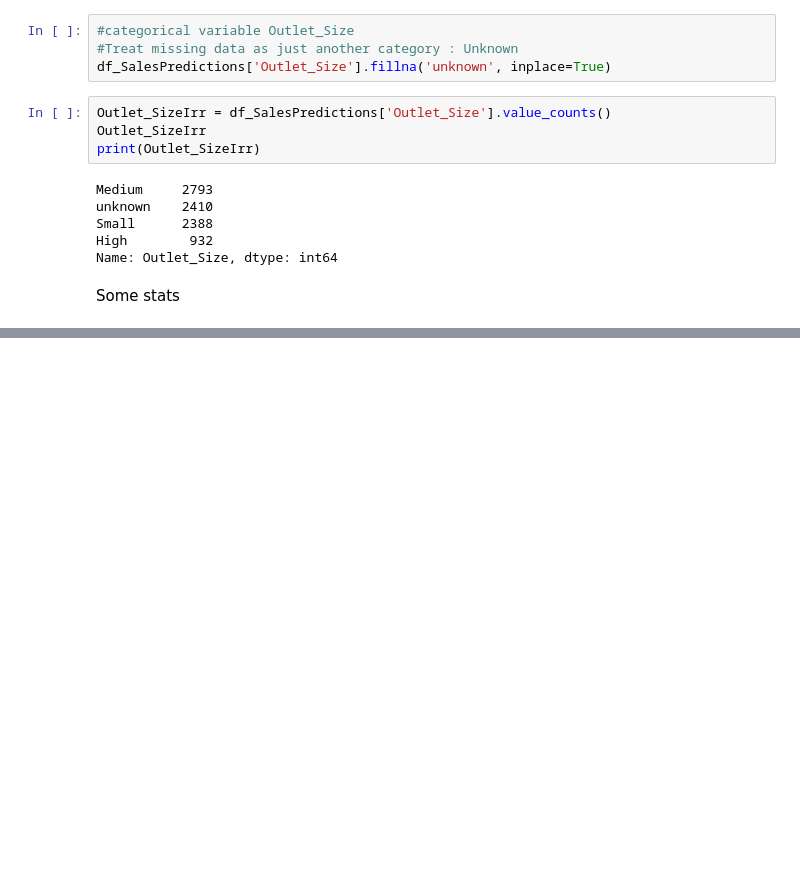
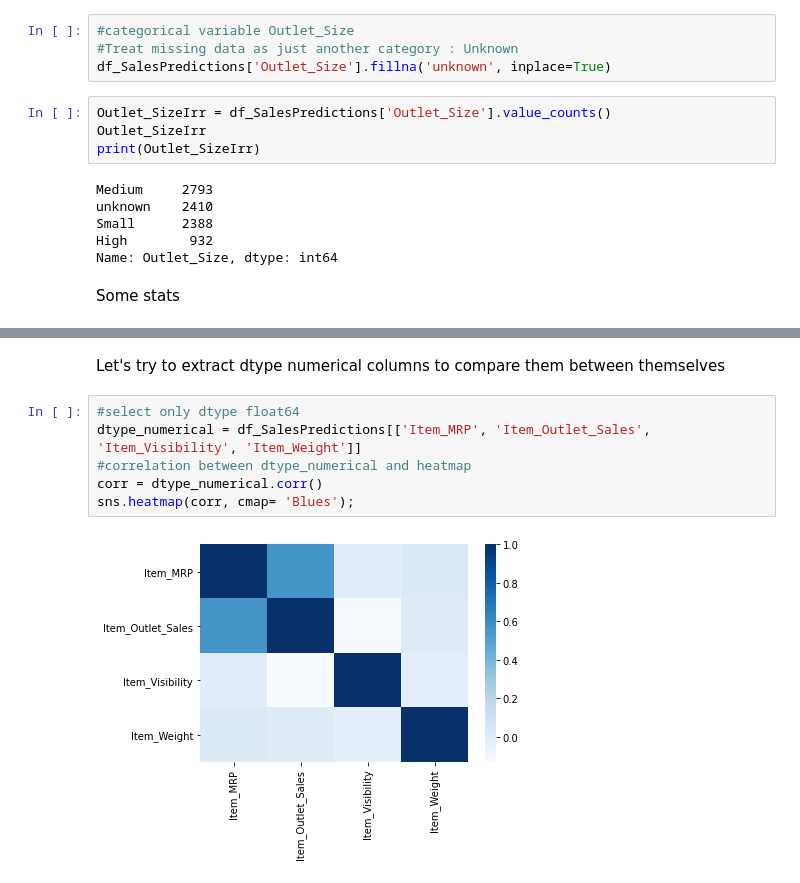
Before and after one commit to Manel-MH/Sales-Predictions, a Jupyter notebook: Project1_Sales_Predictions.ipynb, the cells around one changed output, grey strips where cells are left out. Drawn from its saved outputs; the diff is of its cells as text; blank space fills up the shorter version.

```diff
--- a/Project1_Sales_Predictions.ipynb
+++ b/Project1_Sales_Predictions.ipynb
@@ -282,0 +332,10 @@ df_SalesPredictions.describe()
+# %% [markdown]
+Let's try to extract dtype numerical columns to compare them between themselves
+# %%
+#select only dtype float64
+dtype_numerical = df_SalesPredictions[['Item_MRP', 'Item_Outlet_Sales', 'Item_Visibility', 'Item_Weight']]
+#correlation between dtype_numerical and heatmap
+corr = dtype_numerical.corr()
+sns.heatmap(corr, cmap= 'Blues');
+# %% [output]
+[figure, added]
```
Also changed, not shown: parts of 17 cells of this notebook.
